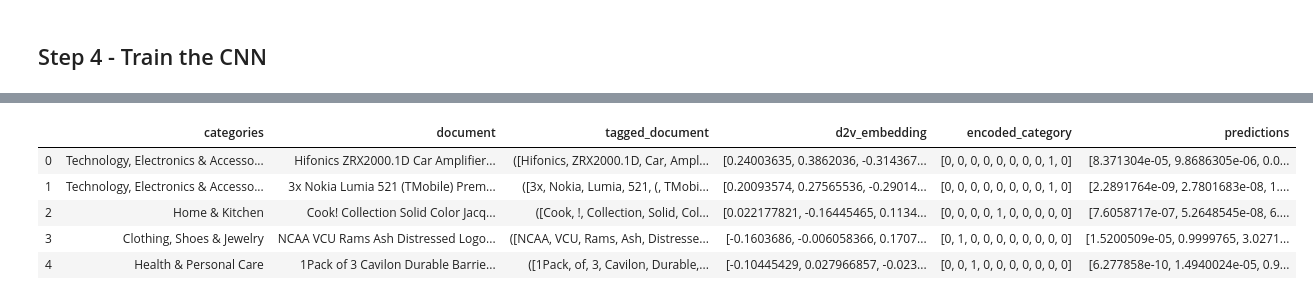
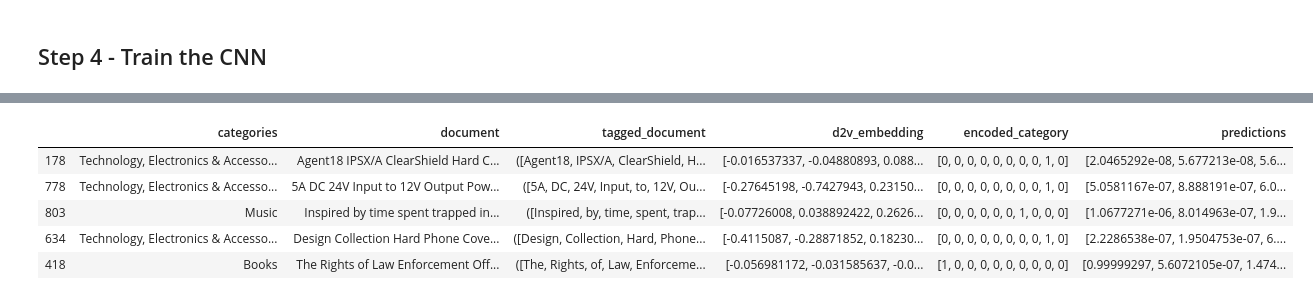
Before and after one commit to Ohtar10/wtsp, a Jupyter notebook: notebooks/jupyter/product-classifier-cnn.ipynb, the cells around one changed output, grey strips where cells are left out. Cells and saved outputs as stored; diff of their text form; code cells hidden in the pictures.

```diff
--- a/notebooks/jupyter/product-classifier-cnn.ipynb
+++ b/notebooks/jupyter/product-classifier-cnn.ipynb
@@ -290,8 +292,7 @@ class ProductsCNN(BaseEstimator, TransformerMixin):
         self.__build_ann_architecture()
         X_train = X[self.features_column].values
         X_train = np.array([e for e in X_train])
-        y_true = X[self.label_column].values
-        y_true = np.array([l for l in y_true])
+        y_true = np.array([l for l in y])
         X_rs = X_train.reshape(X_train.shape[0], X_train.shape[1], 1)
         early_stopping = EarlyStopping(monitor='val_loss', patience=10, min_delta=1e-7, restore_best_weights=True)
         history = self.ann_model.fit(X_rs, y_true,
@@ -324,6 +325,11 @@ class ProductsCNN(BaseEstimator, TransformerMixin):
             file.write(ann_model_definition)
 
         self.ann_model.save_weights(weights_path)
+# %%
+from sklearn.model_selection import train_test_split
+
+y = doc_embeddings_encoded_cats["encoded_category"].values
+X_train, X_test, y_train, y_test = train_test_split(doc_embeddings_encoded_cats, y, test_size= 0.3)
 # %%
 %%time
 classes = cat_encoder.category_encoder.classes_.shape[0]
@@ -331,6 +337,6 @@ products_cnn = ProductsCNN(features_column="d2v_embedding",
                            label_column="encoded_category",
                            classes=classes,
                            vec_size=300)
-docs_with_predictions = products_cnn.fit_transform(doc_embeddings_encoded_cats)
+docs_with_predictions = products_cnn.fit_transform(X_train, y_train)
 docs_with_predictions.head()
 # %% [output]
@@ -354,9 +360,9 @@ Wall time: 4.86 s
 |  | categories | document | tagged_document | d2v_embedding | encoded_category | predictions |
-| 0 | Technology, Electronics & Accesso... | Hifonics ZRX2000.1D Car Amplifier... | ([Hifonics, ZRX2000.1D, Car, Ampl... | [0.24003635, 0.3862036, -0.314367... | [0, 0, 0, 0, 0, 0, 0, 0, 1, 0] | [8.371304e-05, 9.8686305e-06, 0.0... |
-| 1 | Technology, Electronics & Accesso... | 3x Nokia Lumia 521 (TMobile) Prem... | ([3x, Nokia, Lumia, 521, (, TMobi... | [0.20093574, 0.27565536, -0.29014... | [0, 0, 0, 0, 0, 0, 0, 0, 1, 0] | [2.2891764e-09, 2.7801683e-08, 1.... |
-| 2 | Home & Kitchen | Cook! Collection Solid Color Jacq... | ([Cook, !, Collection, Solid, Col... | [0.022177821, -0.16445465, 0.1134... | [0, 0, 0, 0, 1, 0, 0, 0, 0, 0] | [7.6058717e-07, 5.2648545e-08, 6.... |
-| 3 | Clothing, Shoes & Jewelry | NCAA VCU Rams Ash Distressed Logo... | ([NCAA, VCU, Rams, Ash, Distresse... | [-0.1603686, -0.006058366, 0.1707... | [0, 1, 0, 0, 0, 0, 0, 0, 0, 0] | [1.5200509e-05, 0.9999765, 3.0271... |
-| 4 | Health & Personal Care | 1Pack of 3 Cavilon Durable Barrie... | ([1Pack, of, 3, Cavilon, Durable,... | [-0.10445429, 0.027966857, -0.023... | [0, 0, 1, 0, 0, 0, 0, 0, 0, 0] | [6.277858e-10, 1.4940024e-05, 0.9... |
+| 178 | Technology, Electronics & Accesso... | Agent18 IPSX/A ClearShield Hard C... | ([Agent18, IPSX/A, ClearShield, H... | [-0.016537337, -0.04880893, 0.088... | [0, 0, 0, 0, 0, 0, 0, 0, 1, 0] | [2.0465292e-08, 5.677213e-08, 5.6... |
+| 778 | Technology, Electronics & Accesso... | 5A DC 24V Input to 12V Output Pow... | ([5A, DC, 24V, Input, to, 12V, Ou... | [-0.27645198, -0.7427943, 0.23150... | [0, 0, 0, 0, 0, 0, 0, 0, 1, 0] | [5.0581167e-07, 8.888191e-07, 6.0... |
+| 803 | Music | Inspired by time spent trapped in... | ([Inspired, by, time, spent, trap... | [-0.07726008, 0.038892422, 0.2626... | [0, 0, 0, 0, 0, 0, 1, 0, 0, 0] | [1.0677271e-06, 8.014963e-07, 1.9... |
+| 634 | Technology, Electronics & Accesso... | Design Collection Hard Phone Cove... | ([Design, Collection, Hard, Phone... | [-0.4115087, -0.28871852, 0.18230... | [0, 0, 0, 0, 0, 0, 0, 0, 1, 0] | [2.2286538e-07, 1.9504753e-07, 6.... |
+| 418 | Books | The Rights of Law Enforcement Off... | ([The, Rights, of, Law, Enforceme... | [-0.056981172, -0.031585637, -0.0... | [1, 0, 0, 0, 0, 0, 0, 0, 0, 0] | [0.99999297, 5.6072105e-07, 1.474... |
 # %%
 products_cnn.save_model(save_path="/tmp", name="cnn_test")
 # %%
```
Also changed, not shown: parts of 11 cells of this notebook.
